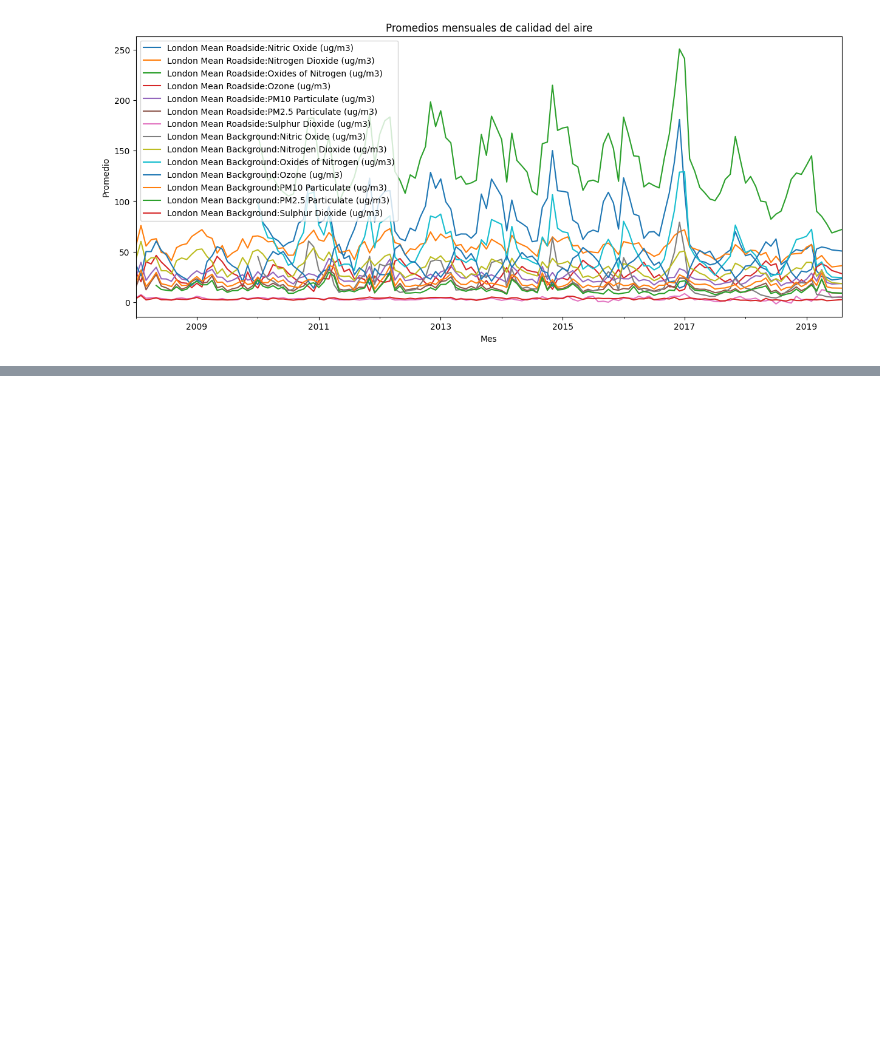
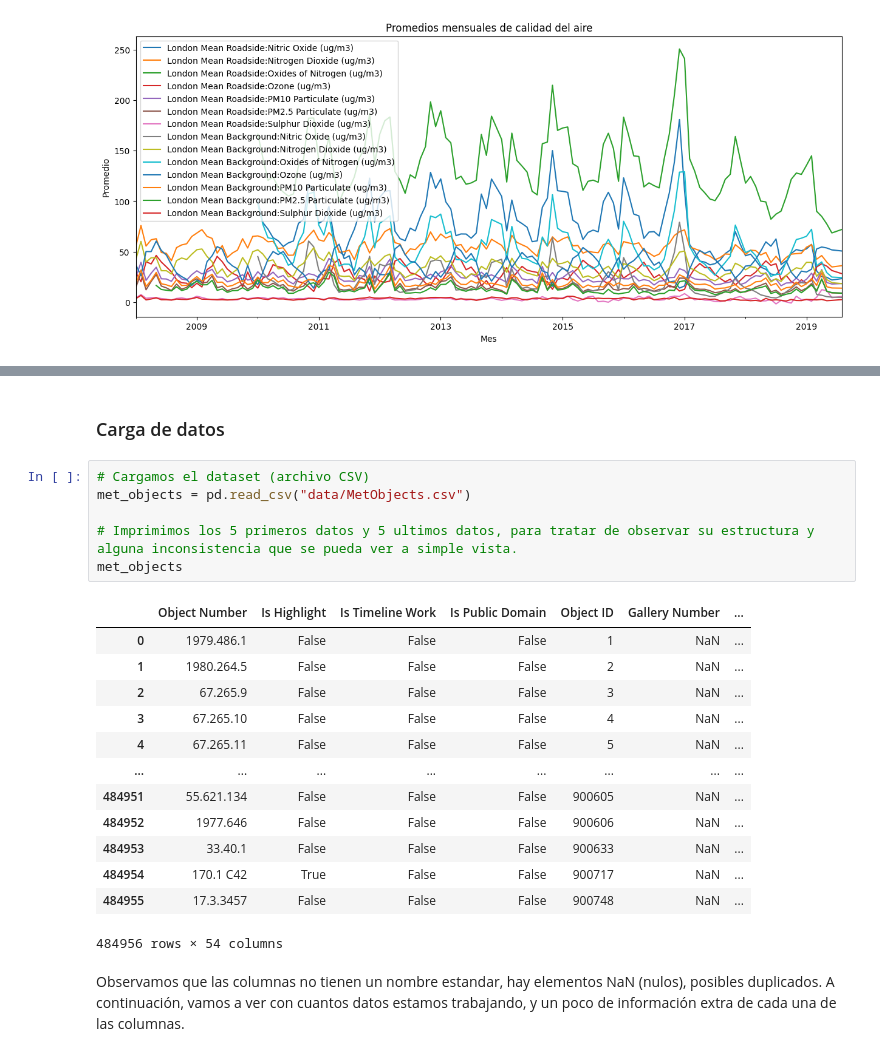
Before and after one commit to Akiii-lab/MLOPS_datasets, a Jupyter notebook: notebook.ipynb, the cells around one changed output, grey strips where cells are left out. Drawn from its saved outputs; the diff is of its cells as text; blank space fills up the shorter version.

Commit message:
Redaccion del dataset 1 y 4 en el notebook, subida del dataset iris_dirty.csv

```diff
--- a/notebook.ipynb
+++ b/notebook.ipynb
@@ -505,0 +732,24 @@ plt.show()
+# %% [markdown]
+### Carga de datos
+# %%
+# Cargamos el dataset (archivo CSV)
+met_objects = pd.read_csv("data/MetObjects.csv")
+
+# Imprimimos los 5 primeros datos y 5 ultimos datos, para tratar de observar su estructura y alguna inconsistencia que se pueda ver a simple vista.
+met_objects
+# %% [output]
+|  | Object Number | Is Highlight | Is Timeline Work | Is Public Domain | Object ID | Gallery Number | ... |
+| 0 | 1979.486.1 | False | False | False | 1 | NaN | ... |
+| 1 | 1980.264.5 | False | False | False | 2 | NaN | ... |
+| 2 | 67.265.9 | False | False | False | 3 | NaN | ... |
+| 3 | 67.265.10 | False | False | False | 4 | NaN | ... |
+| 4 | 67.265.11 | False | False | False | 5 | NaN | ... |
+| ... | ... | ... | ... | ... | ... | ... | ... |
+| 484951 | 55.621.134 | False | False | False | 900605 | NaN | ... |
+| 484952 | 1977.646 | False | False | False | 900606 | NaN | ... |
+| 484953 | 33.40.1 | False | False | False | 900633 | NaN | ... |
+| 484954 | 170.1 C42 | True | False | False | 900717 | NaN | ... |
+| 484955 | 17.3.3457 | False | False | False | 900748 | NaN | ... |
+484956 rows × 54 columns
+# %% [markdown]
+Observamos que las columnas no tienen un nombre estandar, hay elementos NaN (nulos), posibles duplicados. A continuación, vamos a ver con cuantos datos estamos trabajando, y un poco de información extra de cada una de las columnas.
```
Also changed, not shown: parts of 78 cells of this notebook, 5 other files.
